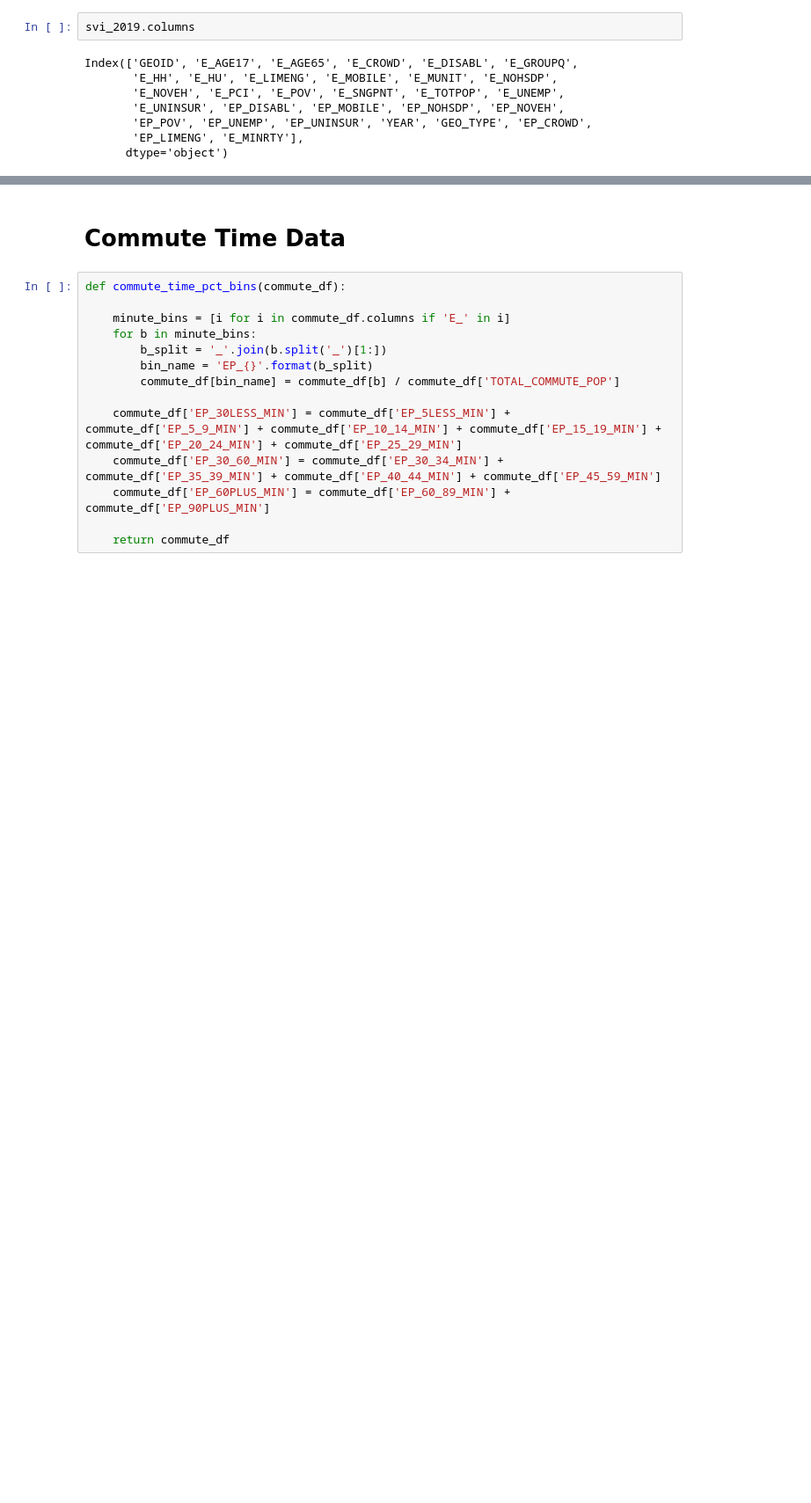
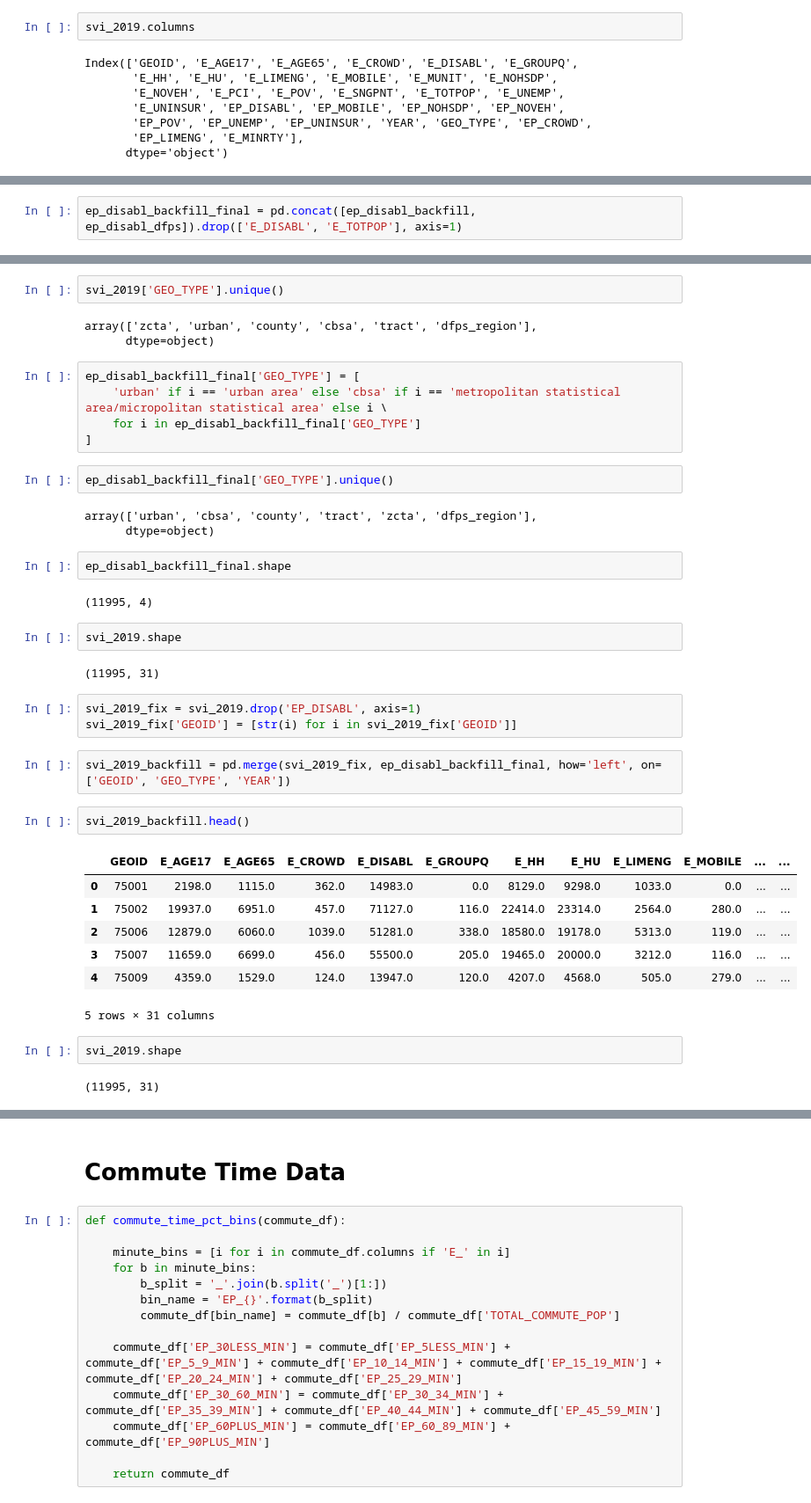
Before and after one commit to kellypierce/demographic-toolkit, a Jupyter notebook: svi_agg_v2.ipynb, the cells around one changed output, grey strips where cells are left out. Shown at 88% size. Saved outputs shown, nothing was run; the diff lists cells and outputs as text; blank space fills up the shorter version.

Commit message:
backfill EP_DISABL for 2019

```diff
--- a/svi_agg_v2.ipynb
+++ b/svi_agg_v2.ipynb
@@ -382,0 +444,2 @@ Index(['GEOID', 'E_AGE17', 'E_AGE65', 'E_CROWD', 'E_DISABL', 'E_GROUPQ',
+# %%
+ep_disabl_backfill_final = pd.concat([ep_disabl_backfill, ep_disabl_dfps]).drop(['E_DISABL', 'E_TOTPOP'], axis=1)
@@ -382,0 +455,42 @@ Index(['GEOID', 'E_AGE17', 'E_AGE65', 'E_CROWD', 'E_DISABL', 'E_GROUPQ',
+# %%
+svi_2019['GEO_TYPE'].unique()
+# %% [output]
+array(['zcta', 'urban', 'county', 'cbsa', 'tract', 'dfps_region'],
+      dtype=object)
+# %%
+ep_disabl_backfill_final['GEO_TYPE'] = [
+    'urban' if i == 'urban area' else 'cbsa' if i == 'metropolitan statistical area/micropolitan statistical area' else i \
+    for i in ep_disabl_backfill_final['GEO_TYPE']
+]
+# %%
+ep_disabl_backfill_final['GEO_TYPE'].unique()
+# %% [output]
+array(['urban', 'cbsa', 'county', 'tract', 'zcta', 'dfps_region'],
+      dtype=object)
+# %%
+ep_disabl_backfill_final.shape
+# %% [output]
+(11995, 4)
+# %%
+svi_2019.shape
+# %% [output]
+(11995, 31)
+# %%
+svi_2019_fix = svi_2019.drop('EP_DISABL', axis=1)
+svi_2019_fix['GEOID'] = [str(i) for i in svi_2019_fix['GEOID']]
+# %%
+svi_2019_backfill = pd.merge(svi_2019_fix, ep_disabl_backfill_final, how='left', on=['GEOID', 'GEO_TYPE', 'YEAR'])
+# %%
+svi_2019_backfill.head()
+# %% [output]
+|  | GEOID | E_AGE17 | E_AGE65 | E_CROWD | E_DISABL | E_GROUPQ | E_HH | E_HU | E_LIMENG | E_MOBILE | ... | ... |
+| 0 | 75001 | 2198.0 | 1115.0 | 362.0 | 14983.0 | 0.0 | 8129.0 | 9298.0 | 1033.0 | 0.0 | ... | ... |
+| 1 | 75002 | 19937.0 | 6951.0 | 457.0 | 71127.0 | 116.0 | 22414.0 | 23314.0 | 2564.0 | 280.0 | ... | ... |
+| 2 | 75006 | 12879.0 | 6060.0 | 1039.0 | 51281.0 | 338.0 | 18580.0 | 19178.0 | 5313.0 | 119.0 | ... | ... |
+| 3 | 75007 | 11659.0 | 6699.0 | 456.0 | 55500.0 | 205.0 | 19465.0 | 20000.0 | 3212.0 | 116.0 | ... | ... |
+| 4 | 75009 | 4359.0 | 1529.0 | 124.0 | 13947.0 | 120.0 | 4207.0 | 4568.0 | 505.0 | 279.0 | ... | ... |
+5 rows × 31 columns
+# %%
+svi_2019.shape
+# %% [output]
+(11995, 31)
```
Also changed, not shown: parts of 15 cells of this notebook.
